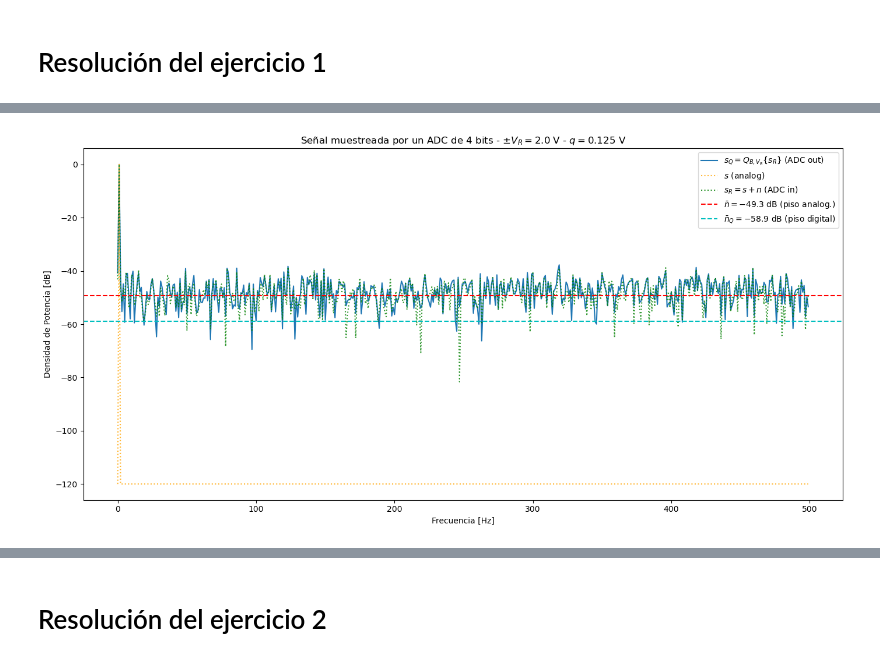
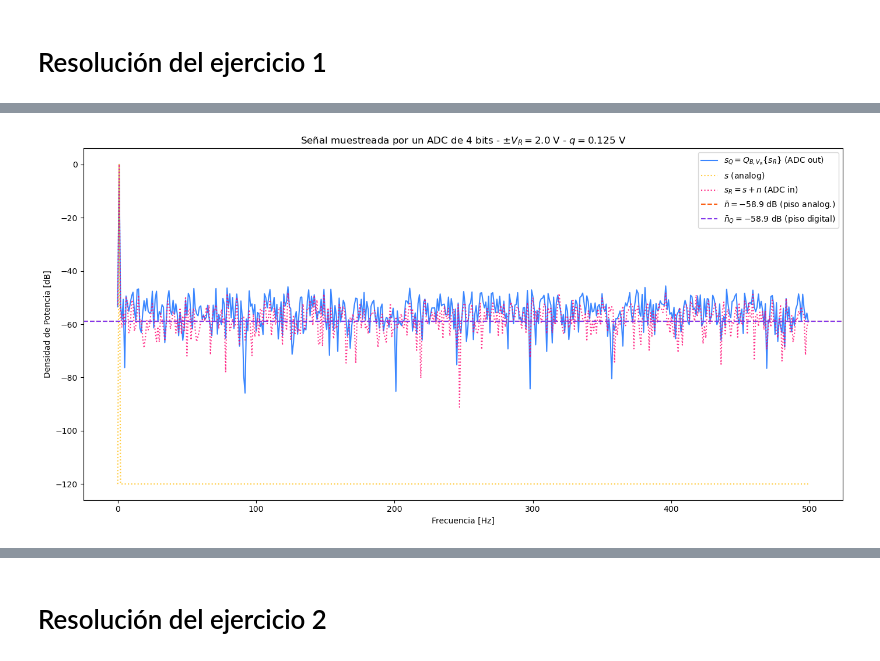
Before and after one commit to moradelacorte/APS, a Jupyter notebook: Mis_trabajos/TS2.ipynb, the cells around one changed output, grey strips where cells are left out. Saved outputs shown, nothing was run; the diff lists cells and outputs as text; code cells hidden in the pictures.

```diff
--- a/Mis_trabajos/TS2.ipynb
+++ b/Mis_trabajos/TS2.ipynb
@@ -84,7 +87,7 @@ vmax = np.sqrt(2)
 B = 4
 V_R = 2.0          # Rango analógico +/- 2.0 V
 q = (V_R) / (2**B)   # Paso de cuantización
-kn = 9             # Factor de escala del ruido de entrada
+kn = 1            # Factor de escala del ruido de entrada
 
 tt, s = mi_funcion_sen(vmax, 0, f0, 0, N, fs)
 
@@ -120,36 +161,36 @@ plt.show()
 S = np.fft.fft(s) / N
 SR = np.fft.fft(sR) / N
 SQ = np.fft.fft(sQ) / N
 
 # Vector de frecuencias (solo la mitad positiva hasta Nyquist)
 freqs = np.fft.fftfreq(N, 1/fs)
 pos_freqs = freqs[:N//2]
 
 # Cálculo de Densidad de Potencia en dB
 eps = 1e-12 # Pequeña constante para evitar log(0)
 psd_s = 10 * np.log10(2 * np.abs(S[:N//2])**2 + eps)
 psd_sR = 10 * np.log10(2 * np.abs(SR[:N//2])**2 + eps)
 psd_sQ = 10 * np.log10(2 * np.abs(SQ[:N//2])**2 + eps)
 
 # Pisos de ruido teóricos esparcidos en los N/2 bins
 floor_digital_dB = 10 * np.log10(Pq / N)
 floor_analog_dB = 10 * np.log10(Pn / N)
 
 plt.figure(figsize=(14, 7))
 
-plt.plot(pos_freqs, psd_sQ, label=r'$s_Q = Q_{B,V_R}\{s_R\}$ (ADC out)', color='C0')
-plt.plot(pos_freqs, psd_s, color='orange', linestyle=':', label=r'$s$ (analog)', alpha=0.8)
-plt.plot(pos_freqs, psd_sR, 'g:', label=r'$s_R = s + n$ (ADC in)', alpha=0.8)
+plt.plot(pos_freqs, psd_sQ, label=r'$s_Q = Q_{B,V_R}\{s_R\}$ (ADC out)', color='#3A86FF')
+plt.plot(pos_freqs, psd_s, color='#FFBE0B', linestyle=':', label=r'$s$ (analog)', alpha=0.8)
+plt.plot(pos_freqs, psd_sR, ':', label=r'$s_R = s + n$ (ADC in)', alpha=0.8, color='#FF006E')
 
-plt.axhline(floor_analog_dB, color='r', linestyle='--', label=f'$\\bar{{n}} = {floor_analog_dB:.1f}$ dB (piso analog.)')
-plt.axhline(floor_digital_dB, color='c', linestyle='--', label=f'$\\bar{{n}}_Q = {floor_digital_dB:.1f}$ dB (piso digital)')
+plt.axhline(floor_analog_dB, color='#FB5607', linestyle='--', label=f'$\\bar{{n}} = {floor_analog_dB:.1f}$ dB (piso analog.)')
+plt.axhline(floor_digital_dB, color='#8338EC', linestyle='--', label=f'$\\bar{{n}}_Q = {floor_digital_dB:.1f}$ dB (piso digital)')
 
 plt.title(f'Señal muestreada por un ADC de {B} bits - $\pm V_R = {V_R}$ V - $q = {q}$ V')
 plt.xlabel('Frecuencia [Hz]')
 plt.ylabel('Densidad de Potencia [dB]')
 plt.legend(loc='upper right')
 plt.tight_layout()
 
 plt.show()
 # %% [output]
-[figure, old version]
+[figure, new version]
```
Also changed, not shown: parts of 16 cells of this notebook.
